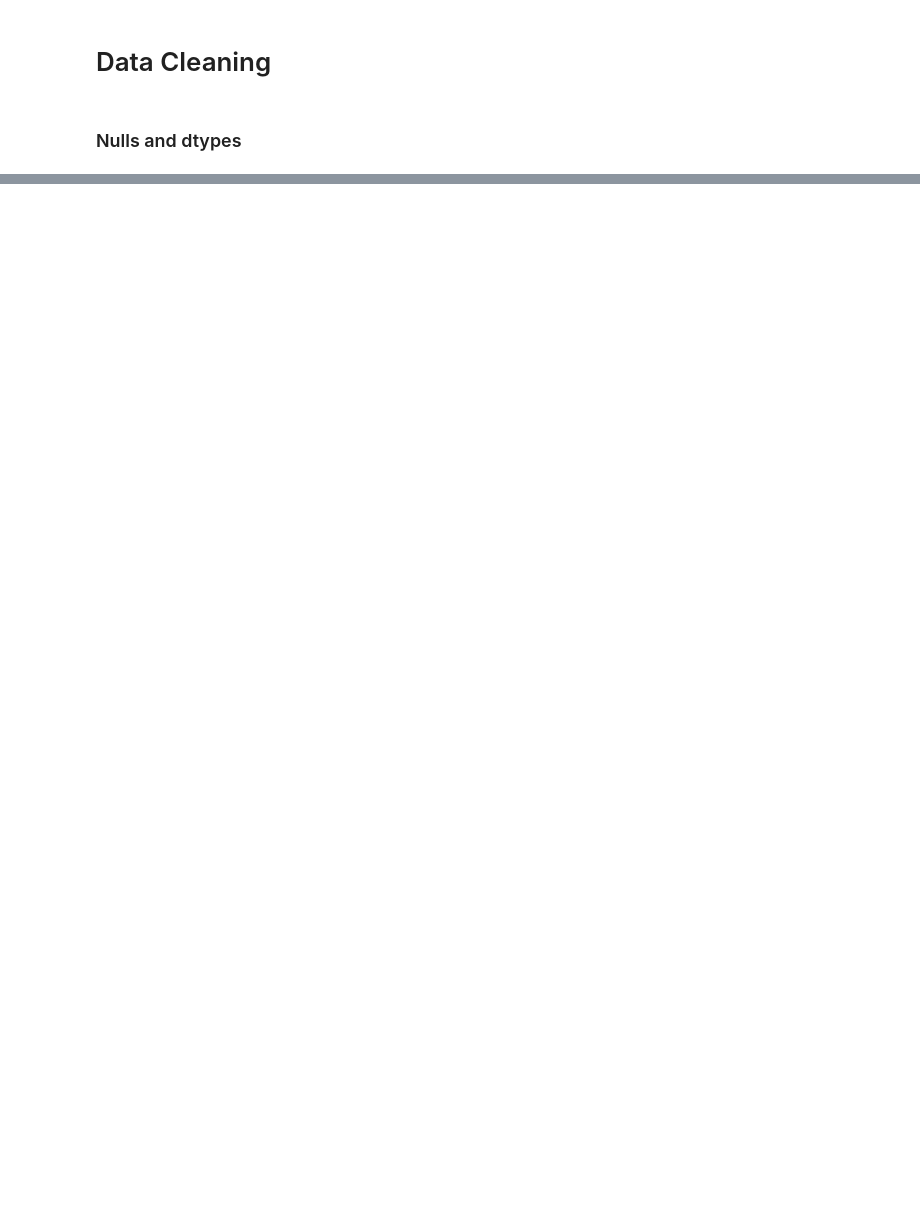
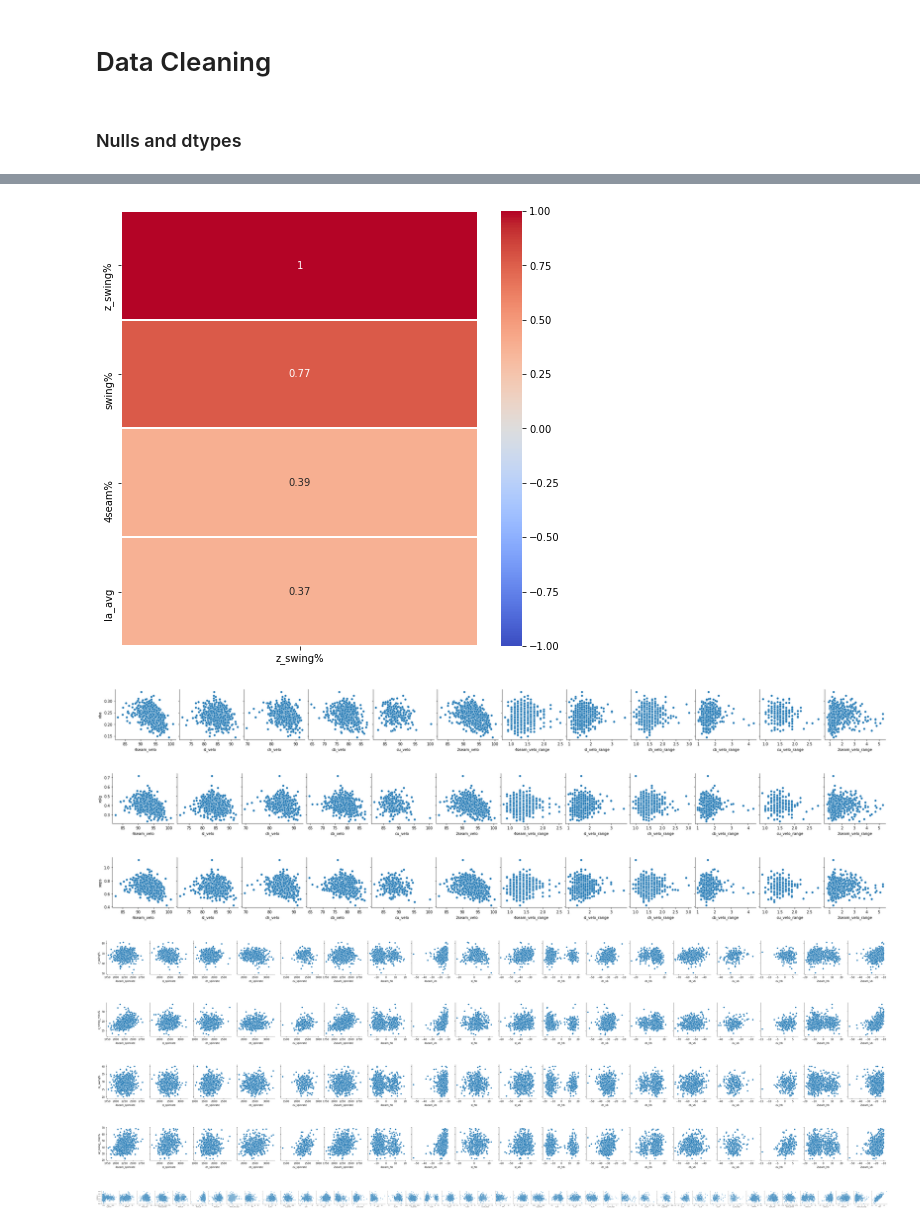
Before and after one commit to anthonyzurke/sabermetrics, a Jupyter notebook: code/pitch-data.ipynb, the cells around one changed output, grey strips where cells are left out. Saved outputs shown, nothing was run; the diff lists cells and outputs as text; code cells hidden in the pictures; blank space fills up the shorter version.

```diff
--- a/code/pitch-data.ipynb
+++ b/code/pitch-data.ipynb
@@ -43,0 +236,51 @@ memory usage: 522.6+ KB
+# %%
+plt.figure(figsize = (8, 8))
+sns.heatmap(df.corr()[['z_swing%']][df.corr()['z_swing%'] > .35].sort_values('z_swing%',
+                                                                            ascending = False),
+            annot = True,
+            linewidths = 1,
+            vmin = -1,
+            vmax = 1,
+            cmap = 'coolwarm');
+# %% [output]
+[figure, added]
+# %%
+sns.pairplot(data = df, x_vars = velo,
+             y_vars = ['xba']);
+# %% [output]
+[figure, added]
+# %%
+sns.pairplot(data = df, x_vars = velo,
+             y_vars = ['xslg']);
+# %% [output]
+[figure, added]
+# %%
+sns.pairplot(data = df, x_vars = velo,
+             y_vars = ['xops']);
+# %% [output]
+[figure, added]
+# %%
+sns.pairplot(data = df, x_vars = spin,
+             y_vars = ['z_swing%']);
+# %% [output]
+[figure, added]
+# %%
+sns.pairplot(data = df, x_vars = spin,
+             y_vars = ['z_swing_miss%']);
+# %% [output]
+[figure, added]
+# %%
+sns.pairplot(data = df, x_vars = spin,
+             y_vars = ['oz_swing%']);
+# %% [output]
+[figure, added]
+# %%
+sns.pairplot(data = df, x_vars = spin,
+             y_vars = ['oz_swing_miss%']);
+# %% [output]
+[figure, added]
+# %%
+sns.pairplot(data = df, x_vars = pitch,
+             y_vars = ['xwobacon']);
+# %% [output]
+[figure, added]
```
Also changed, not shown: parts of 31 cells of this notebook, 4 other files.
